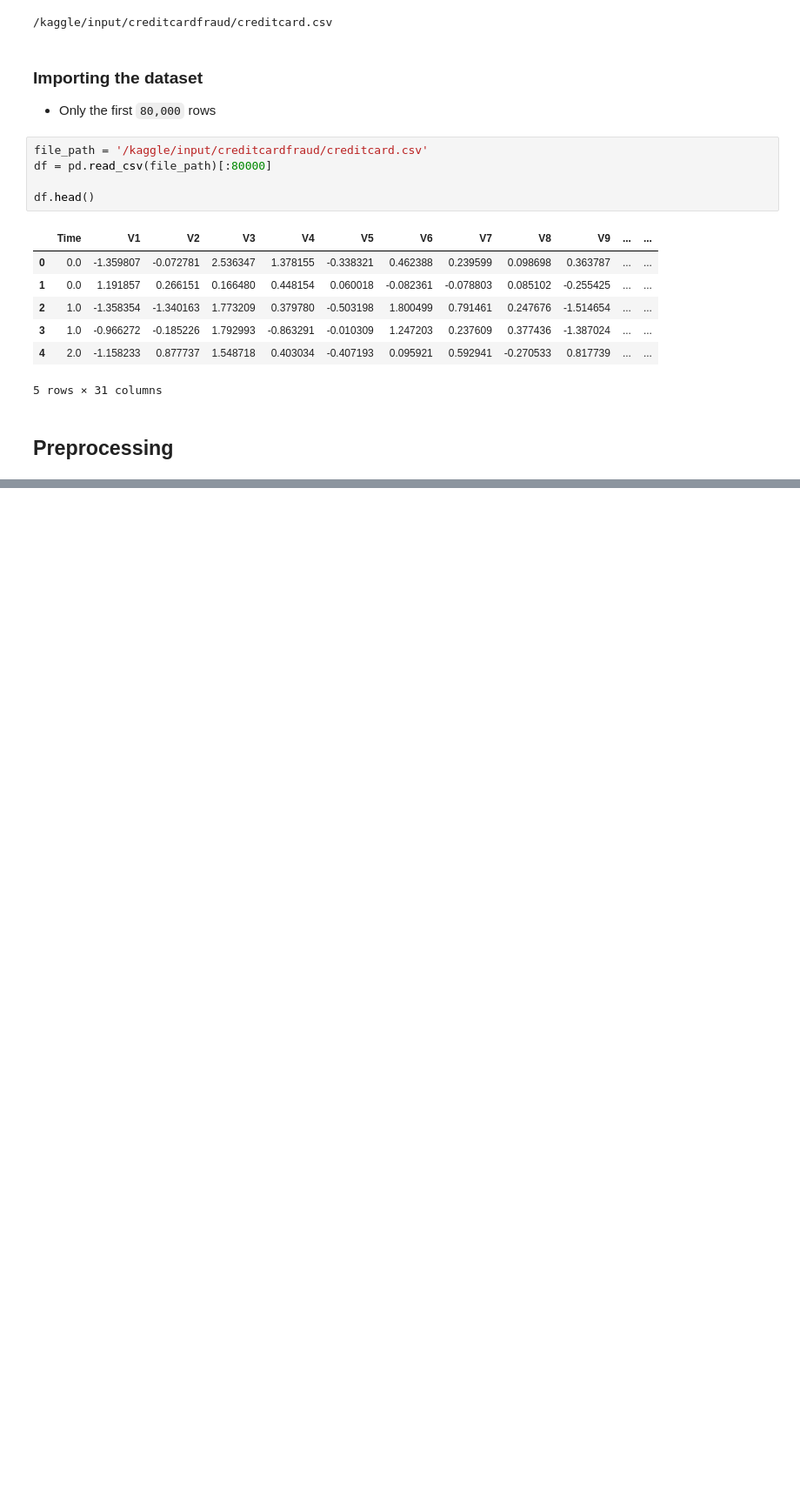
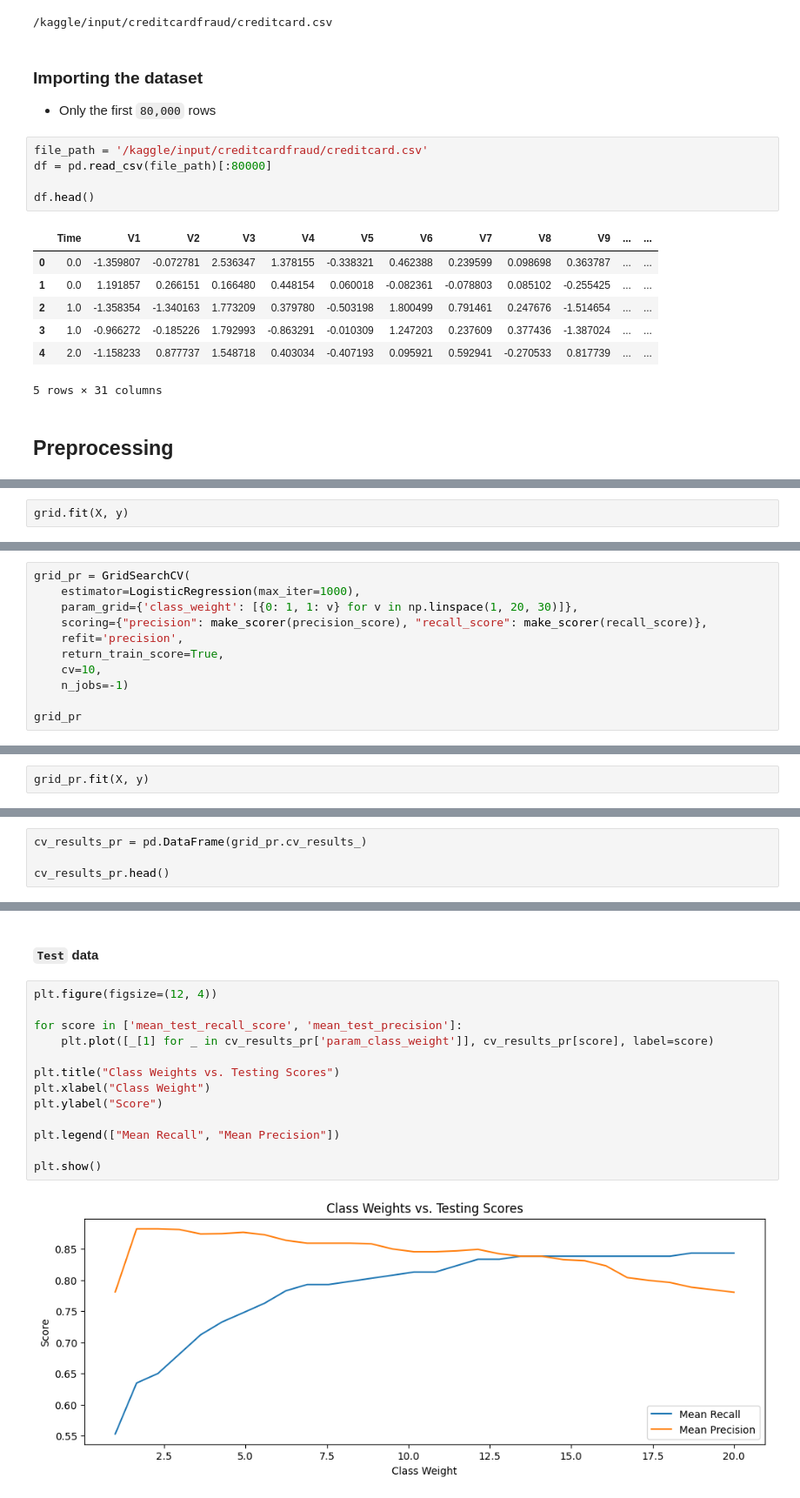
Before and after one commit to nirmit27/ds-and-ml, a Jupyter notebook: Models/credit-card-fraud-detection.ipynb, the cells around one changed output, grey strips where cells are left out. Shown at 87% size. Drawn from its saved outputs; the diff is of its cells as text; blank space fills up the shorter version.

```diff
--- a/Models/credit-card-fraud-detection.ipynb
+++ b/Models/credit-card-fraud-detection.ipynb
@@ -36,0 +107,2 @@ df.shape
+# %%
+grid.fit(X, y)
@@ -36,0 +139,11 @@ df.shape
+# %%
+grid_pr = GridSearchCV(
+    estimator=LogisticRegression(max_iter=1000),
+    param_grid={'class_weight': [{0: 1, 1: v} for v in np.linspace(1, 20, 30)]},
+    scoring={"precision": make_scorer(precision_score), "recall_score": make_scorer(recall_score)},
+    refit='precision',
+    return_train_score=True,
+    cv=10,
+    n_jobs=-1)
+
+grid_pr
@@ -36,0 +170,2 @@ df.shape
+# %%
+grid_pr.fit(X, y)
@@ -36,0 +193,4 @@ df.shape
+# %%
+cv_results_pr = pd.DataFrame(grid_pr.cv_results_)
+
+cv_results_pr.head()
@@ -36,0 +237,17 @@ df.shape
+# %% [markdown]
+#### `Test` data
+# %%
+plt.figure(figsize=(12, 4))
+
+for score in ['mean_test_recall_score', 'mean_test_precision']:
+    plt.plot([_[1] for _ in cv_results_pr['param_class_weight']], cv_results_pr[score], label=score)
+
+plt.title("Class Weights vs. Testing Scores")
+plt.xlabel("Class Weight")
+plt.ylabel("Score")
+
+plt.legend(["Mean Recall", "Mean Precision"])
+
+plt.show()
+# %% [output]
+[figure, added]
```
Also changed, not shown: parts of 33 cells of this notebook.
